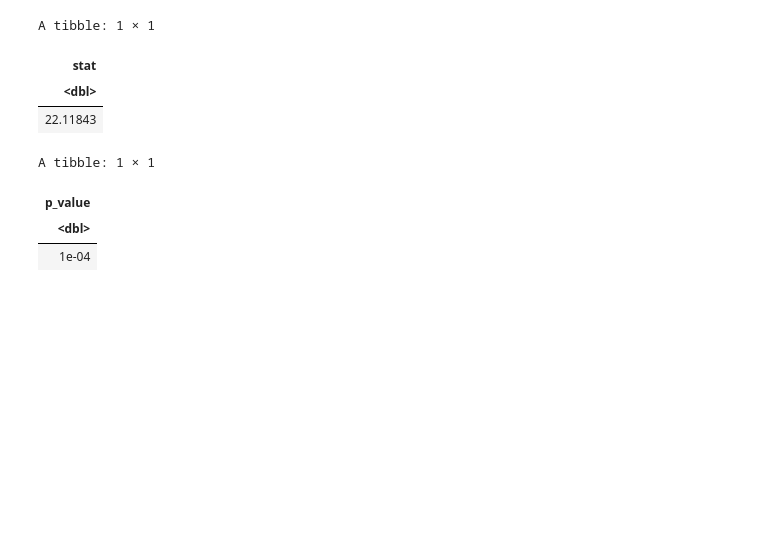
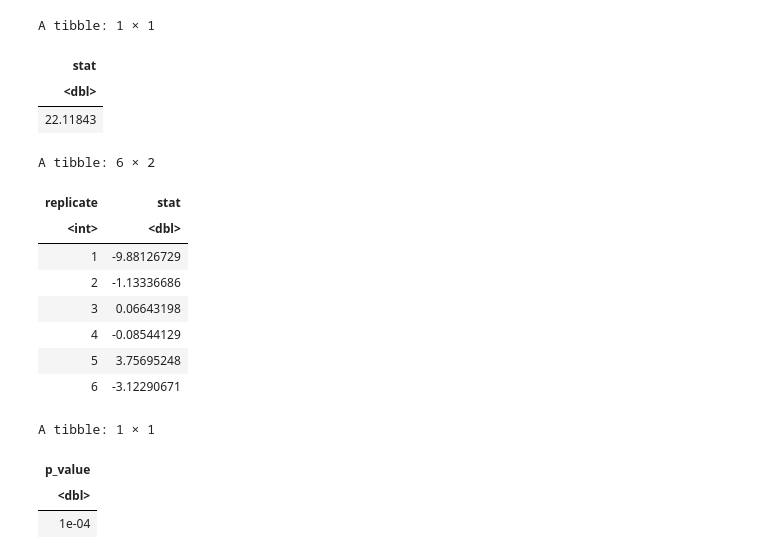
Before and after one commit to kzhang0113/STAT-201-Group-10-Project-, a Jupyter notebook: Final Report.ipynb, the cells around one changed output. Drawn from its saved outputs; the diff is of its cells as text; code cells hidden in the pictures; blank space fills up the shorter version.

```diff
--- a/Final Report.ipynb
+++ b/Final Report.ipynb
@@ -192,12 +196,24 @@ A tibble: 1 × 1
 # %%
 # Set seed for reproducible
 set.seed(1024)
 
 null_dist <- chol_sex %>%
              specify(chol ~ sex) %>%
              hypothesize(null = "independence") %>%
              generate(reps = 10000, type = "permute") %>%
              calculate(stat = "diff in means",
                 order = c("0", "1"))
+
+head(null_dist)
+# %% [output]
+A tibble: 6 × 2
+| replicate | stat |
+| <int> | <dbl> |
+| 1 | -9.88126729 |
+| 2 | -1.13336686 |
+| 3 | 0.06643198 |
+| 4 | -0.08544129 |
+| 5 | 3.75695248 |
+| 6 | -3.12290671 |
 # %%
 null_dist %>% visualize() + shade_p_value(obs_stat = d0, direction = "right")
```
Also changed, not shown: parts of 5 cells of this notebook.
